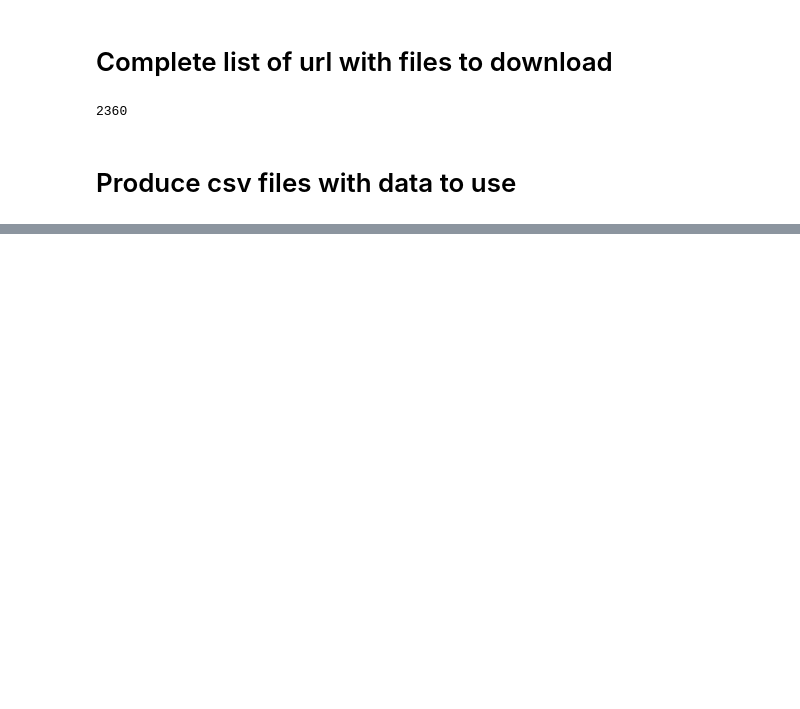
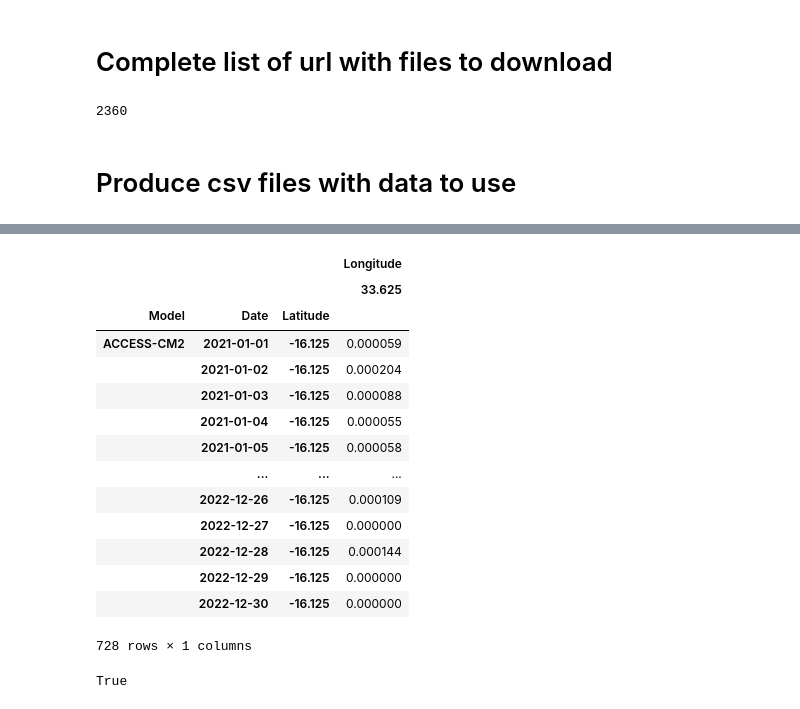
Before and after one commit to RaphaelPB/CRVA_tool, a Jupyter notebook: CSV NEX-GDDP-CMIP6 2021-2060.ipynb, the cells around one changed output, grey strips where cells are left out. Drawn from its saved outputs; the diff is of its cells as text; code cells hidden in the pictures; blank space fills up the shorter version.

```diff
--- a/CSV NEX-GDDP-CMIP6 2021-2060.ipynb
+++ b/CSV NEX-GDDP-CMIP6 2021-2060.ipynb
@@ -74,6 +80,13 @@ projects_buf.plot()
 
 #show table
 projects[[project_id]]
+# prepare name_project for use
+name_project = projects['Name'].str.replace(' ','_') # take off every blank space of project names
+name_project = projects['Name'].str.replace('(','') # take off every ( of project names
+name_project = projects['Name'].str.replace(')','') # take off every ) of project names
+name_project = name_project.str.replace('-','') # take off every - of project names
+name_project = name_project.str.replace('/','_') # take off every / of project names
+name_project = name_project.str.replace(r'"\"','_') # take off every \ of project names
 
 # register geographic information concerning projects
 lon_projects = projects['geometry'].x
@@ -122,7 +150,7 @@ name_list_precipitation = produce_name_list(url_list_precipitation)
 # %% [markdown]
 # Produce csv files with data to use
 # %%
-(year, year_str, index_year) = year_copernicus(2021,2060)
+(year, year_str, index_year) = year_copernicus(2021,2022)
 # %%
 variables= []
 time_aggregations= []
@@ -143,0 +174,12 @@ name_variable = 'pr_day'
+# %%
+i = 0
+df = pd.DataFrame() # create an empty dataframe
+title_file = name_project[i]+'_2021-2022'+'.csv'
+#area_project = [area_projects[0][i],area_projects[1][i],area_projects[2][i],area_projects[3][i]]
+start = time.time()
+df=create_dataframe(name_list_precipitation,'daily',year_str,[scenarios[0]],[models[0]],out_path, name_variable, name_project[i],lon_projects[0],lat_projects[0],df)
+# return df and final path of csv
+path_csv = df_to_csv(df,out_path,title_file,name_variable,'2021-2022')
+end = time.time()
+print('----- Time to execute the function create_dataframe with one model and one scenario: ' + str(end - start) +' seconds -------- ')
+print('\n')
@@ -143,0 +238,18 @@ name_variable = 'pr_day'
+# %%
+df.loc[('PT_Revubue_2_(Rev_2_01)','ssp245')]
+# %% [output]
+|  |  |  | Longitude |
+|  |  |  | 33.625 |
+| Model | Date | Latitude |  |
+| ACCESS-CM2 | 2021-01-01 | -16.125 | 0.000059 |
+|  | 2021-01-02 | -16.125 | 0.000204 |
+|  | 2021-01-03 | -16.125 | 0.000088 |
+|  | 2021-01-04 | -16.125 | 0.000055 |
+|  | 2021-01-05 | -16.125 | 0.000058 |
+|  | ... | ... | ... |
+|  | 2022-12-26 | -16.125 | 0.000109 |
+|  | 2022-12-27 | -16.125 | 0.000000 |
+|  | 2022-12-28 | -16.125 | 0.000144 |
+|  | 2022-12-29 | -16.125 | 0.000000 |
+|  | 2022-12-30 | -16.125 | 0.000000 |
+728 rows × 1 columns
@@ -143,0 +260,4 @@ name_variable = 'pr_day'
+# %%
+os.path.isfile(path_test)
+# %% [output]
+True
```
Also changed, not shown: parts of 45 cells of this notebook, 5 other files.
